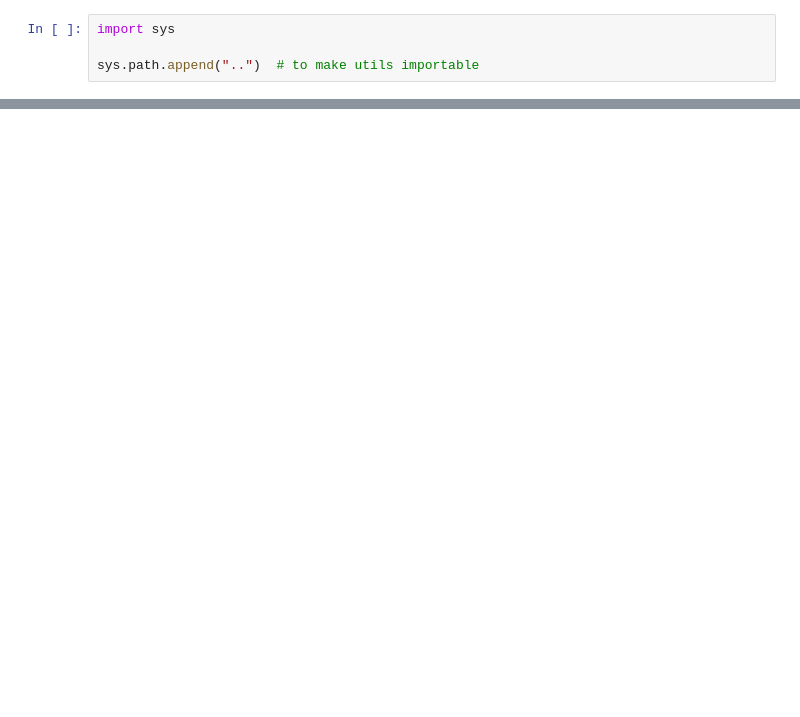
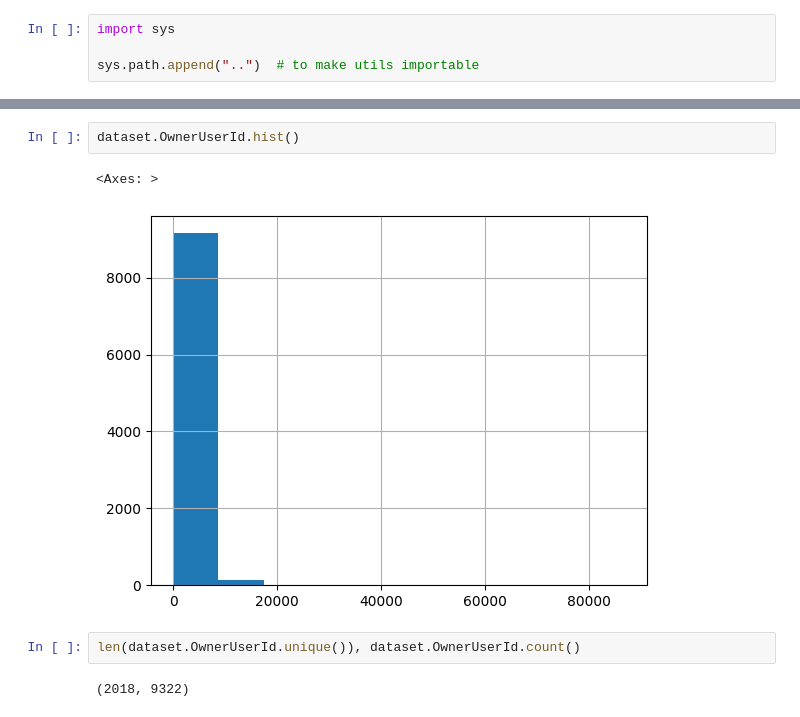
Before and after one commit to setday/hse_sna_p2024, a Jupyter notebook: research/eda.ipynb, the cells around one changed output, grey strips where cells are left out. Cells and saved outputs as stored; diff of their text form; blank space fills up the shorter version.

```diff
--- a/research/eda.ipynb
+++ b/research/eda.ipynb
@@ -90,0 +81,9 @@ answers = df[df.PostTypeId == 2]
+# %%
+dataset.OwnerUserId.hist()
+# %% [output]
+<Axes: >
+[figure, added]
+# %%
+len(dataset.OwnerUserId.unique()), dataset.OwnerUserId.count()
+# %% [output]
+(2018, 9322)
```
Also changed, not shown: parts of 38 cells of this notebook.
